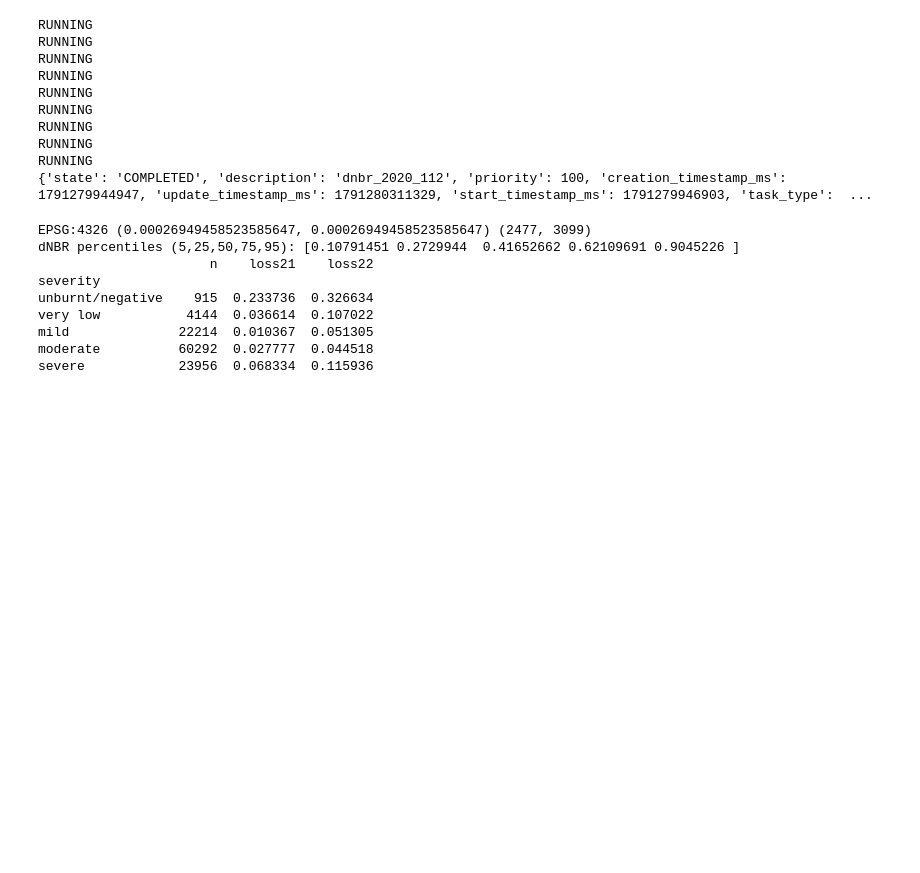
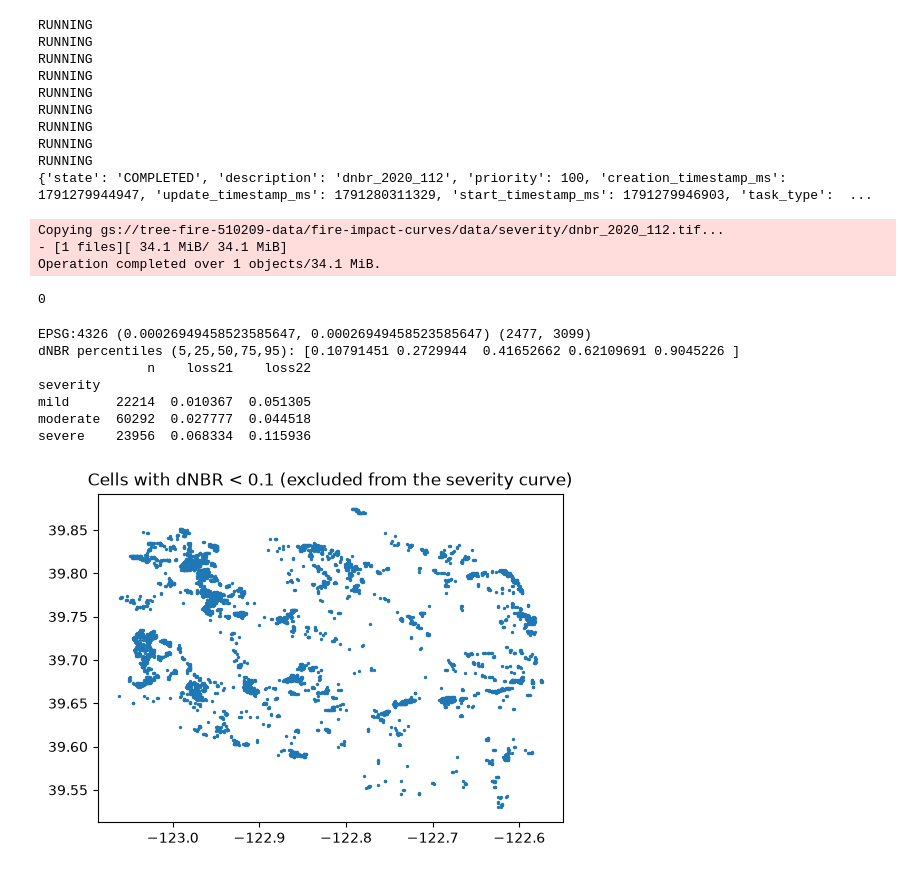
Before and after one commit to ada-th25/fire-impact-curves, a Jupyter notebook: notebooks/data.ipynb, the cells around one changed output. Cells and saved outputs as stored; diff of their text form; code cells hidden in the pictures; blank space fills up the shorter version.

```diff
--- a/notebooks/data.ipynb
+++ b/notebooks/data.ipynb
@@ -548,6 +555,19 @@ RUNNING
 RUNNING
 RUNNING
 {'state': 'COMPLETED', 'description': 'dnbr_2020_112', 'priority': 100, 'creation_timestamp_ms': 1791279944947, 'update_timestamp_ms': 1791280311329, 'start_timestamp_ms': 1791279946903, 'task_type':  ...
+# %%
+import os
+
+os.makedirs("../data/severity", exist_ok=True)
+out_path = "../data/severity/dnbr_2020_112.tif"
+os.system(
+    f"gsutil cp gs://tree-fire-510209-data/fire-impact-curves/data/severity/dnbr_2020_112.tif {out_path}"
+)
+# %% [output]
+Copying gs://tree-fire-510209-data/fire-impact-curves/data/severity/dnbr_2020_112.tif...
+- [1 files][ 34.1 MiB/ 34.1 MiB]
+Operation completed over 1 objects/34.1 MiB.
+0
 # %%
 from rasterio.warp import reproject, Resampling
 
@@ -566,12 +586,24 @@ dnbr_100m[dnbr_100m < -100] = np.nan   # cells with no valid 30 m pixel undernea
 print("dNBR percentiles (5,25,50,75,95):",
       np.nanpercentile(dnbr_100m[m], [5, 25, 50, 75, 95]))
 
-d["dnbr"] = dnbr_100m[m]
-sev_bins = [-1, 0.0, 0.1, 0.27, 0.66, 2.0]
-sev_labels = ["unburnt/negative", "very low", "mild", "moderate", "severe"]
-d["severity"] = pd.cut(d["dnbr"], sev_bins, labels=sev_labels)
+# rebuilt fresh from agb/m each run, rather than mutating the `d` from the frac-binning
+# cell above, so re-running this cell on its own (e.g. after re-downloading a new
+# fire's dNBR) doesn't fail with a length mismatch against an already-filtered `d`
+d_sev = pd.DataFrame({
+    "dnbr": dnbr_100m[m],
+    "a19": agb[2019][m], "a21": agb[2021][m], "a22": agb[2022][m],
+})
 
-g_sev = d.groupby("severity", observed=True)
+# dNBR below 0.1 near this fire's perimeter still shows elevated, non-monotonic loss
+# (edge-of-fire regrowth, grass/shrub flush a year on, see README Section 9), so these
+# cells are dropped rather than treated as "unburnt" or "very low severity".
+d_sev = d_sev[d_sev["dnbr"] >= 0.1].copy()
+
+sev_bins = [0.1, 0.27, 0.66, 2.0]
+sev_labels = ["mild", "moderate", "severe"]
+d_sev["severity"] = pd.cut(d_sev["dnbr"], sev_bins, labels=sev_labels)
+
+g_sev = d_sev.groupby("severity", observed=True)
 out_sev = g_sev[["a19", "a21", "a22"]].sum()
 out_sev["n"] = g_sev.size()
 out_sev["loss21"] = 1 - out_sev["a21"] / out_sev["a19"]
@@ -580,13 +612,29 @@ print(out_sev[["n", "loss21", "loss22"]])
 # %% [output]
 EPSG:4326 (0.00026949458523585647, 0.00026949458523585647) (2477, 3099)
 dNBR percentiles (5,25,50,75,95): [0.10791451 0.2729944  0.41652662 0.62109691 0.9045226 ]
-                      n    loss21    loss22
+              n    loss21    loss22
 severity
-unburnt/negative    915  0.233736  0.326634
-very low           4144  0.036614  0.107022
-mild              22214  0.010367  0.051305
-moderate          60292  0.027777  0.044518
-severe            23956  0.068334  0.115936
+mild      22214  0.010367  0.051305
+moderate  60292  0.027777  0.044518
+severe    23956  0.068334  0.115936
+# %%
+# diagnostic: where do the dropped dNBR < 0.1 cells sit? (see README Section 9)
+# they trace the fire perimeter, consistent with edge-of-fire regrowth, not a smoke/processing artifact
+import matplotlib.pyplot as plt
+
+neg_mask = m.copy()
+neg_mask[m] = dnbr_100m[m] < 0.1
+rows, cols = np.where(neg_mask)
+lats = tr_ref.f + rows * tr_ref.e
+lons = tr_ref.c + cols * tr_ref.a
+
+plt.figure(figsize=(6, 6))
+plt.scatter(lons, lats, s=2)
+plt.title("Cells with dNBR < 0.1 (excluded from the severity curve)")
+plt.gca().set_aspect("equal")
+plt.show()
+# %% [output]
+[figure, added]
 # %%
 import matplotlib.pyplot as plt
 
```
Also changed, not shown: parts of 5 cells of this notebook.
